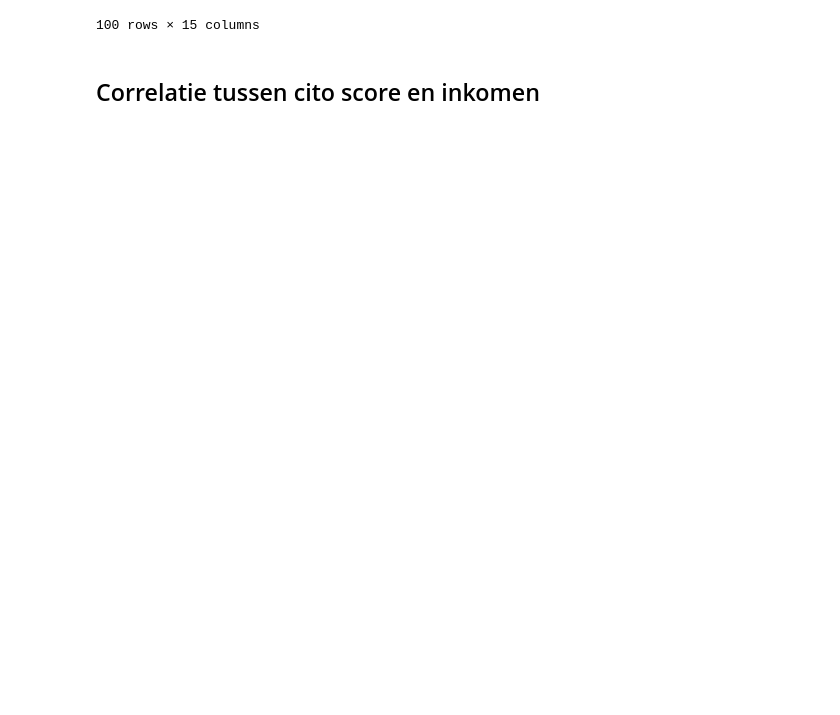
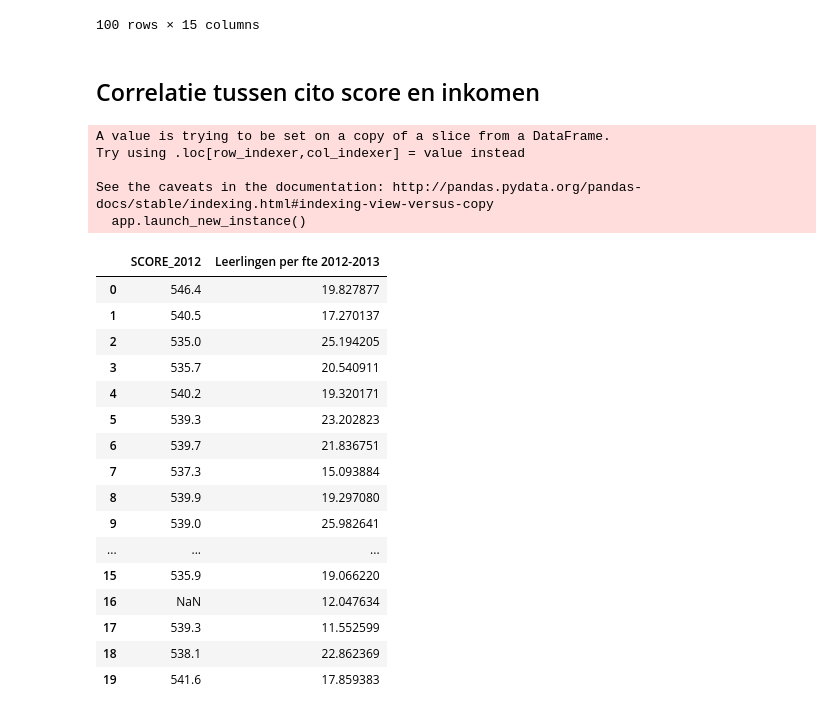
Before and after one commit to dylanwijman/data-science, a Jupyter notebook: Miniproject/Miniproject_basisonderwijs-Copy1.ipynb, the cells around one changed output. Drawn from its saved outputs; the diff is of its cells as text; code cells hidden in the pictures; blank space fills up the shorter version.

```diff
--- a/Miniproject/Miniproject_basisonderwijs-Copy1.ipynb
+++ b/Miniproject/Miniproject_basisonderwijs-Copy1.ipynb
@@ -180,3 +180,32 @@ fte_cito.head(100)
 100 rows × 15 columns
 # %% [markdown]
 ## Correlatie tussen cito score en inkomen
+# %%
+cito_fte_corr12 = fte_cito[['SCORE_2012','Leerlingen per fte 2012-2013']]
+
+cito_fte_corr12['SCORE_2012'] = pd.to_numeric(cito_fte_corr12['SCORE_2012'], errors='coerce')
+
+cito_fte_corr12.head(20)
+# %% [output]
+A value is trying to be set on a copy of a slice from a DataFrame.
+Try using .loc[row_indexer,col_indexer] = value instead
+
+See the caveats in the documentation: http://pandas.pydata.org/pandas-docs/stable/indexing.html#indexing-view-versus-copy
+  app.launch_new_instance()
+|  | SCORE_2012 | Leerlingen per fte 2012-2013 |
+| 0 | 546.4 | 19.827877 |
+| 1 | 540.5 | 17.270137 |
+| 2 | 535.0 | 25.194205 |
+| 3 | 535.7 | 20.540911 |
+| 4 | 540.2 | 19.320171 |
+| 5 | 539.3 | 23.202823 |
+| 6 | 539.7 | 21.836751 |
+| 7 | 537.3 | 15.093884 |
+| 8 | 539.9 | 19.297080 |
+| 9 | 539.0 | 25.982641 |
+| ... | ... | ... |
+| 15 | 535.9 | 19.066220 |
+| 16 | NaN | 12.047634 |
+| 17 | 539.3 | 11.552599 |
+| 18 | 538.1 | 22.862369 |
+| 19 | 541.6 | 17.859383 |
```
Also changed, not shown: parts of 2 cells of this notebook.
